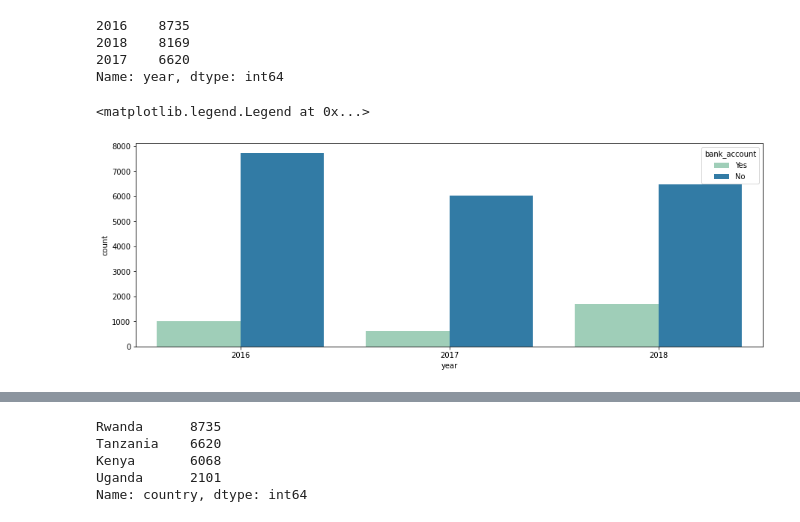
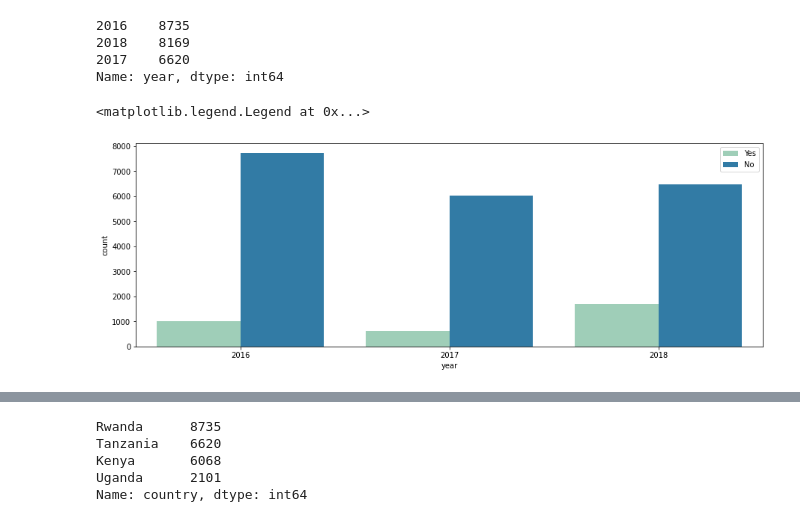
Before and after one commit to Leee-P/ML_project_2, a Jupyter notebook: lena_proj_2.ipynb, the cells around one changed output, grey strips where cells are left out. Drawn from its saved outputs; the diff is of its cells as text; code cells hidden in the pictures.

```diff
--- a/lena_proj_2.ipynb
+++ b/lena_proj_2.ipynb
@@ -90,9 +91,9 @@ Name: year, dtype: int64
 # %%
 plt.figure(figsize=(15,5))
 fig = sns.countplot(x='year',data=train ,hue='bank_account', palette="YlGnBu")
 plt.xticks(rotation=0)
-ax.legend(
+plt.legend(
     loc='best')
 # %% [output]
 <matplotlib.legend.Legend at 0x...>
-[figure, old version]
+[figure, new version]
```
Also changed, not shown: parts of 55 cells of this notebook.
